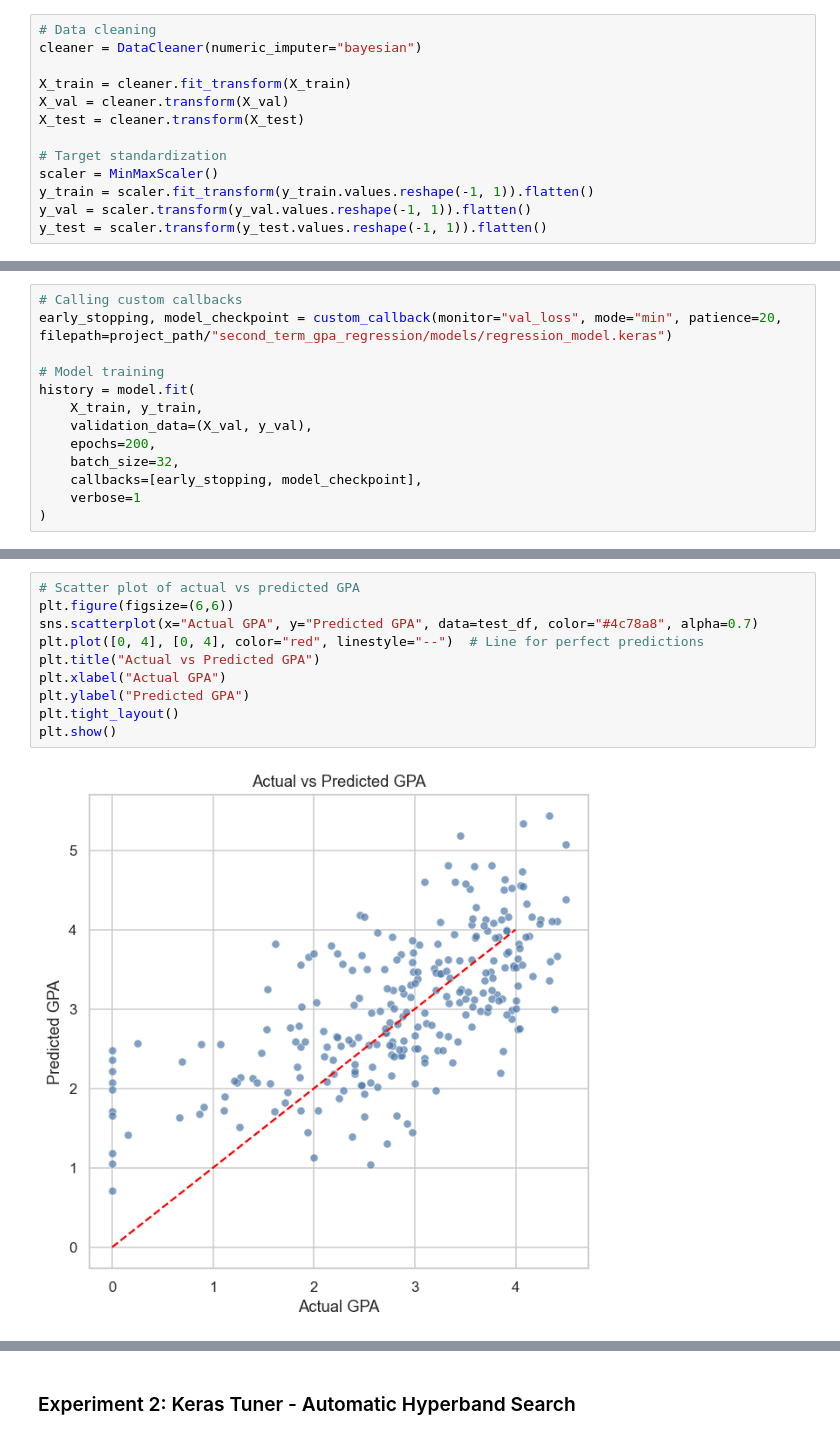
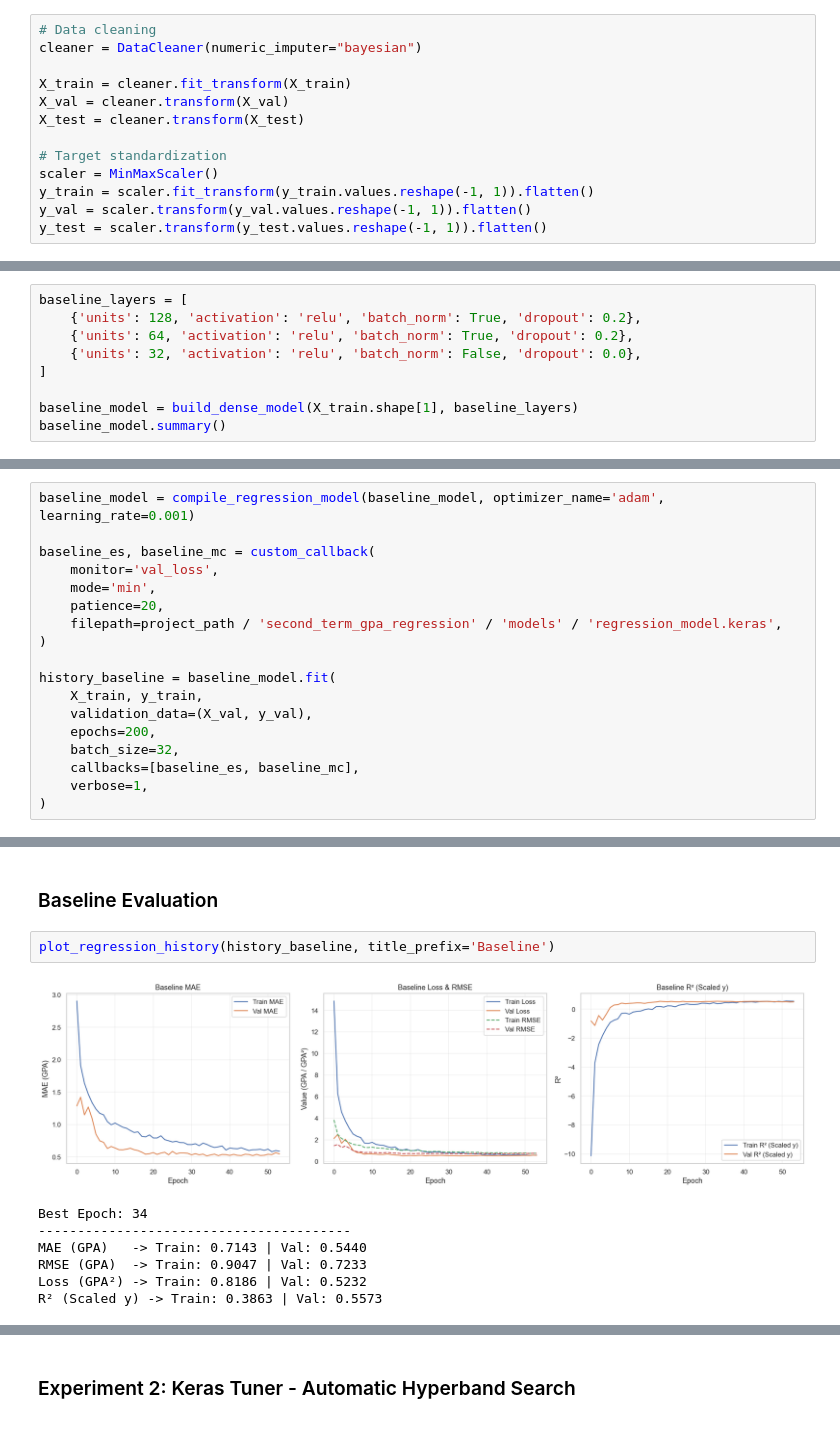
Before and after one commit to HaripriyaGounalan/student-success-predictor, a Jupyter notebook: second_term_gpa_regression/student_second_term_gpa_prediction_bayesian_imputation.ipynb, the cells around one changed output, grey strips where cells are left out. Cells and saved outputs as stored; diff of their text form.

```diff
--- a/second_term_gpa_regression/student_second_term_gpa_prediction_bayesian_imputation.ipynb
+++ b/second_term_gpa_regression/student_second_term_gpa_prediction_bayesian_imputation.ipynb
@@ -350,0 +606,9 @@ model.compile(
+# %%
+baseline_layers = [
+    {'units': 128, 'activation': 'relu', 'batch_norm': True, 'dropout': 0.2},
+    {'units': 64, 'activation': 'relu', 'batch_norm': True, 'dropout': 0.2},
+    {'units': 32, 'activation': 'relu', 'batch_norm': False, 'dropout': 0.0},
+]
+
+baseline_model = build_dense_model(X_train.shape[1], baseline_layers)
+baseline_model.summary()
@@ -351,15 +637,20 @@ model.compile(
 # %%
-# Calling custom callbacks
-early_stopping, model_checkpoint = custom_callback(monitor="val_loss", mode="min", patience=20, filepath=project_path/"second_term_gpa_regression/models/regression_model.keras")
+baseline_model = compile_regression_model(baseline_model, optimizer_name='adam', learning_rate=0.001)
 
-# Model training
-history = model.fit(
+baseline_es, baseline_mc = custom_callback(
+    monitor='val_loss',
+    mode='min',
+    patience=20,
+    filepath=project_path / 'second_term_gpa_regression' / 'models' / 'regression_model.keras',
+)
+
+history_baseline = baseline_model.fit(
     X_train, y_train,
     validation_data=(X_val, y_val),
     epochs=200,
     batch_size=32,
-    callbacks=[early_stopping, model_checkpoint],
-    verbose=1
+    callbacks=[baseline_es, baseline_mc],
+    verbose=1,
 )
 # %% [output]
 Epoch 1/200
@@ -435,12 +673,12 @@ display(test_df)
-# %%
-# Scatter plot of actual vs predicted GPA
-plt.figure(figsize=(6,6))
-sns.scatterplot(x="Actual GPA", y="Predicted GPA", data=test_df, color="#4c78a8", alpha=0.7)
-plt.plot([0, 4], [0, 4], color="red", linestyle="--")  # Line for perfect predictions
-plt.title("Actual vs Predicted GPA")
-plt.xlabel("Actual GPA")
-plt.ylabel("Predicted GPA")
-plt.tight_layout()
-plt.show()
-# %% [output]
-[figure, removed]
+# %% [markdown]
+### Baseline Evaluation
+# %%
+plot_regression_history(history_baseline, title_prefix='Baseline')
+# %% [output]
+[figure, added]
+Best Epoch: 34
+----------------------------------------
+MAE (GPA)   -> Train: 0.7143 | Val: 0.5440
+RMSE (GPA)  -> Train: 0.9047 | Val: 0.7233
+Loss (GPA²) -> Train: 0.8186 | Val: 0.5232
+R² (Scaled y) -> Train: 0.3863 | Val: 0.5573
```
Also changed, not shown: parts of 50 cells of this notebook, 8 other files.
